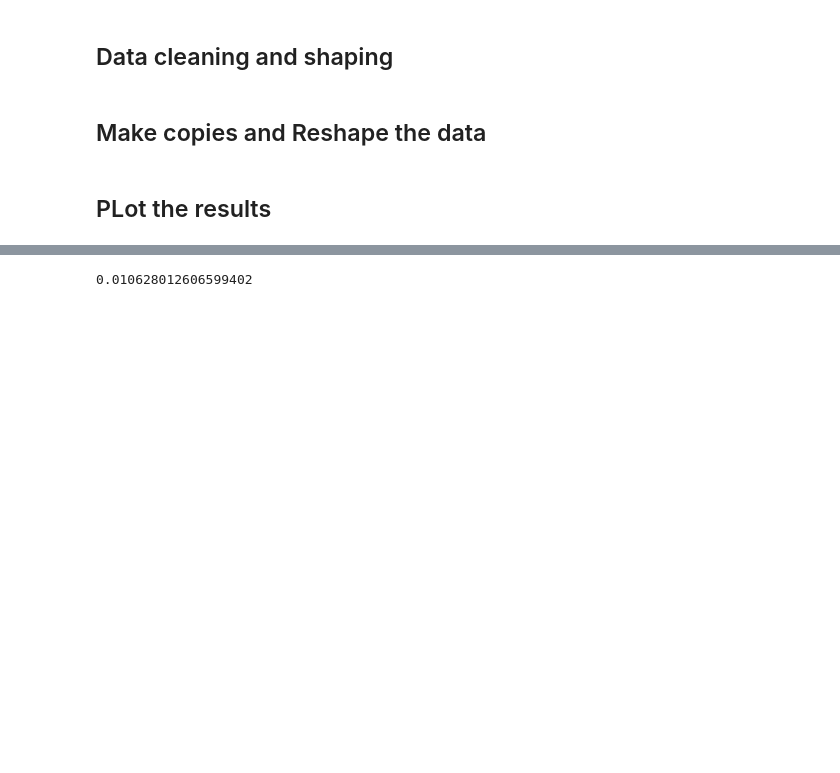
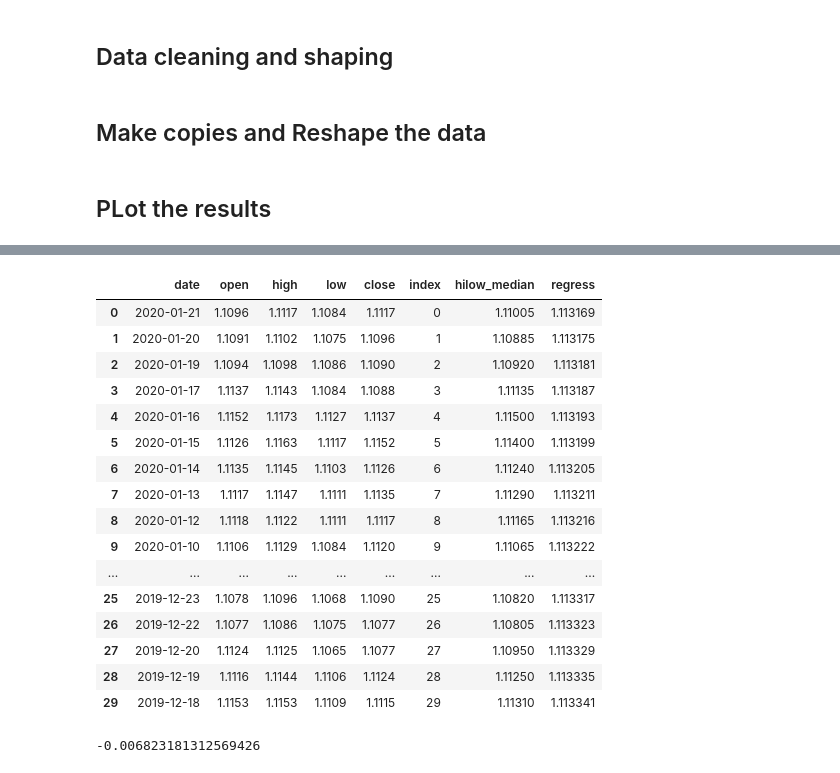
Before and after one commit to grantxx/pandas_demo, a Jupyter notebook: AlphaVantage_V2.ipynb, the cells around one changed output, grey strips where cells are left out. Cells and saved outputs as stored; diff of their text form; code cells hidden in the pictures; blank space fills up the shorter version.

```diff
--- a/AlphaVantage_V2.ipynb
+++ b/AlphaVantage_V2.ipynb
@@ -226,7 +260,27 @@ Plot_HiLowBars(df60,ax8)
+# %%
+dfd_copy
+# %% [output]
+|  | date | open | high | low | close | index | hilow_median | regress |
+| 0 | 2020-01-21 | 1.1096 | 1.1117 | 1.1084 | 1.1117 | 0 | 1.11005 | 1.113169 |
+| 1 | 2020-01-20 | 1.1091 | 1.1102 | 1.1075 | 1.1096 | 1 | 1.10885 | 1.113175 |
+| 2 | 2020-01-19 | 1.1094 | 1.1098 | 1.1086 | 1.1090 | 2 | 1.10920 | 1.113181 |
+| 3 | 2020-01-17 | 1.1137 | 1.1143 | 1.1084 | 1.1088 | 3 | 1.11135 | 1.113187 |
+| 4 | 2020-01-16 | 1.1152 | 1.1173 | 1.1127 | 1.1137 | 4 | 1.11500 | 1.113193 |
+| 5 | 2020-01-15 | 1.1126 | 1.1163 | 1.1117 | 1.1152 | 5 | 1.11400 | 1.113199 |
+| 6 | 2020-01-14 | 1.1135 | 1.1145 | 1.1103 | 1.1126 | 6 | 1.11240 | 1.113205 |
+| 7 | 2020-01-13 | 1.1117 | 1.1147 | 1.1111 | 1.1135 | 7 | 1.11290 | 1.113211 |
+| 8 | 2020-01-12 | 1.1118 | 1.1122 | 1.1111 | 1.1117 | 8 | 1.11165 | 1.113216 |
+| 9 | 2020-01-10 | 1.1106 | 1.1129 | 1.1084 | 1.1120 | 9 | 1.11065 | 1.113222 |
+| ... | ... | ... | ... | ... | ... | ... | ... | ... |
+| 25 | 2019-12-23 | 1.1078 | 1.1096 | 1.1068 | 1.1090 | 25 | 1.10820 | 1.113317 |
+| 26 | 2019-12-22 | 1.1077 | 1.1086 | 1.1075 | 1.1077 | 26 | 1.10805 | 1.113323 |
+| 27 | 2019-12-20 | 1.1124 | 1.1125 | 1.1065 | 1.1077 | 27 | 1.10950 | 1.113329 |
+| 28 | 2019-12-19 | 1.1116 | 1.1144 | 1.1106 | 1.1124 | 28 | 1.11250 | 1.113335 |
+| 29 | 2019-12-18 | 1.1153 | 1.1153 | 1.1109 | 1.1115 | 29 | 1.11310 | 1.113341 |
 # %%
 #dfd_copy
-diff = (dfd_copy.loc[dfd_copy.high.idxmax(), 'regress'])
-diff = dfd_copy['high'].max() - diff
-diff
+diff2 = (dfd_copy.loc[dfd_copy.high.idxmin(), 'regress'])
+diff2 = dfd_copy['low'].min() - diff2
+diff2
 # %% [output]
-0.010628012606599402
+-0.006823181312569426
```
Also changed, not shown: parts of 3 cells of this notebook.
